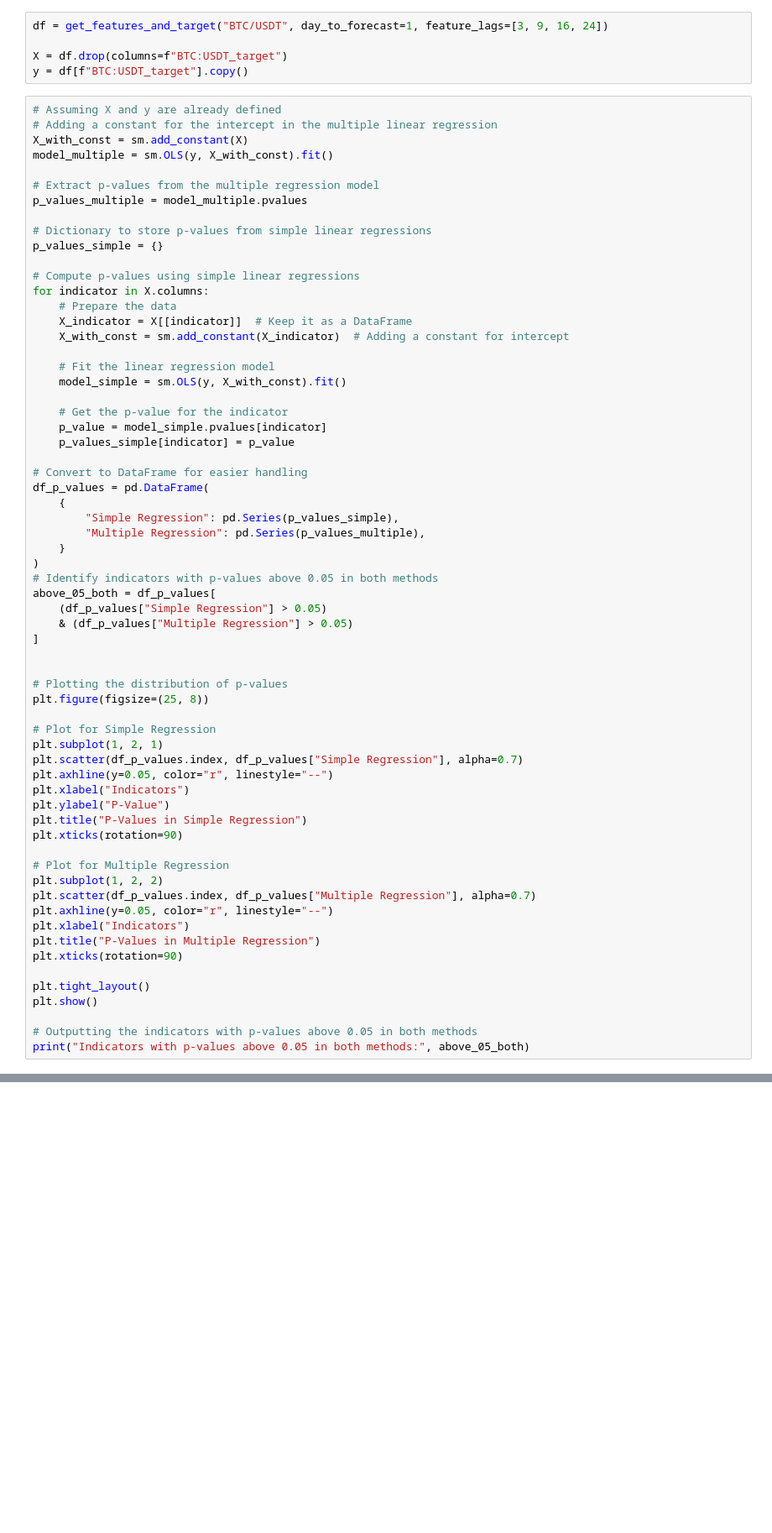
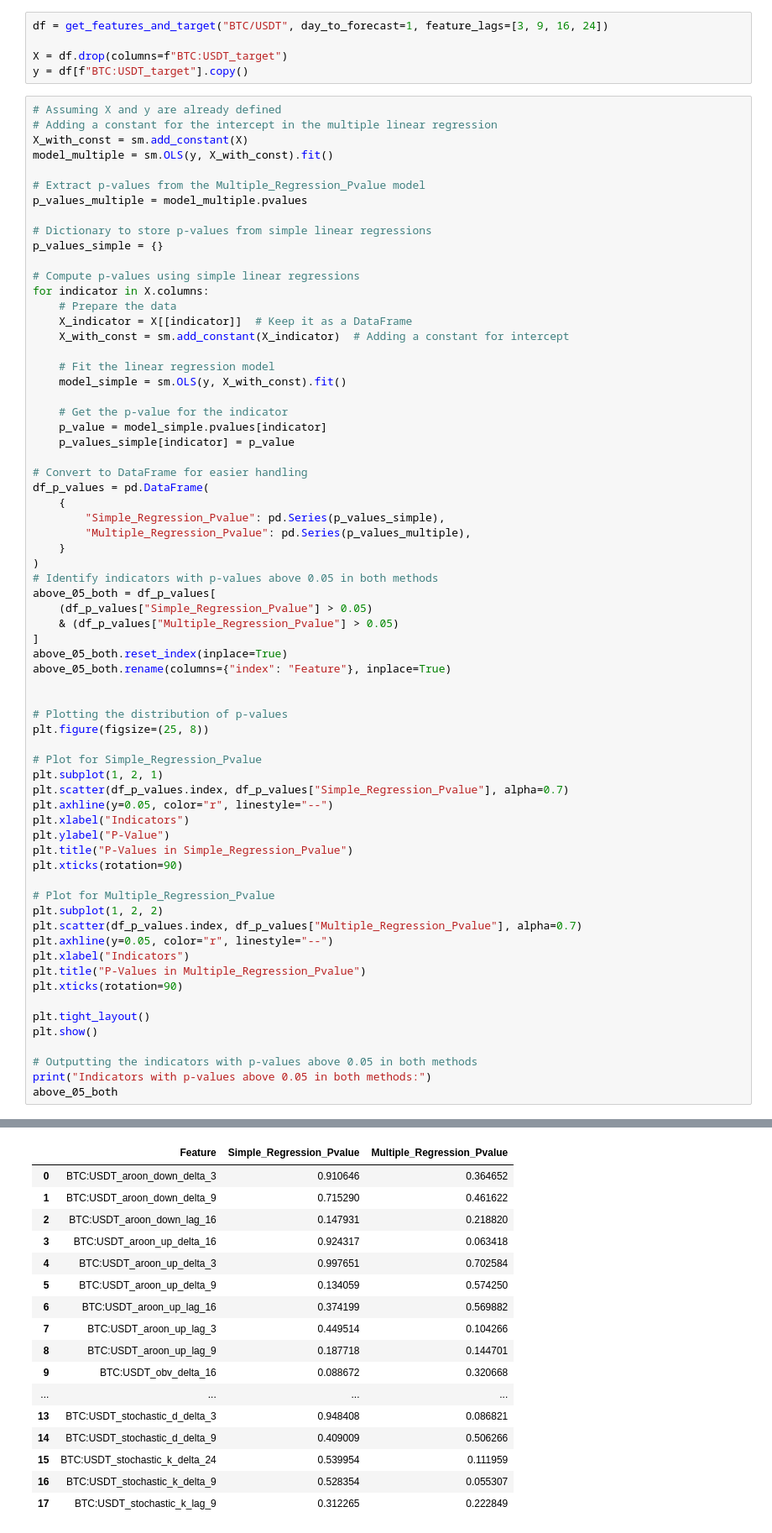
Before and after one commit to ProjectXSpace/BTC_Algo, a Jupyter notebook: statistical_tests.ipynb, the cells around one changed output, grey strips where cells are left out. Shown at 84% size. Drawn from its saved outputs; the diff is of its cells as text; blank space fills up the shorter version.

```diff
--- a/statistical_tests.ipynb
+++ b/statistical_tests.ipynb
@@ -15,7 +15,7 @@ y = df[f"BTC:USDT_target"].copy()
 X_with_const = sm.add_constant(X)
 model_multiple = sm.OLS(y, X_with_const).fit()
 
-# Extract p-values from the multiple regression model
+# Extract p-values from the Multiple_Regression_Pvalue model
 p_values_multiple = model_multiple.pvalues
 
 # Dictionary to store p-values from simple linear regressions
@@ -37,40 +37,43 @@ for indicator in X.columns:
 # Convert to DataFrame for easier handling
 df_p_values = pd.DataFrame(
     {
-        "Simple Regression": pd.Series(p_values_simple),
-        "Multiple Regression": pd.Series(p_values_multiple),
+        "Simple_Regression_Pvalue": pd.Series(p_values_simple),
+        "Multiple_Regression_Pvalue": pd.Series(p_values_multiple),
     }
 )
 # Identify indicators with p-values above 0.05 in both methods
 above_05_both = df_p_values[
-    (df_p_values["Simple Regression"] > 0.05)
-    & (df_p_values["Multiple Regression"] > 0.05)
+    (df_p_values["Simple_Regression_Pvalue"] > 0.05)
+    & (df_p_values["Multiple_Regression_Pvalue"] > 0.05)
 ]
+above_05_both.reset_index(inplace=True)
+above_05_both.rename(columns={"index": "Feature"}, inplace=True)
 
 
 # Plotting the distribution of p-values
 plt.figure(figsize=(25, 8))
 
-# Plot for Simple Regression
+# Plot for Simple_Regression_Pvalue
 plt.subplot(1, 2, 1)
-plt.scatter(df_p_values.index, df_p_values["Simple Regression"], alpha=0.7)
+plt.scatter(df_p_values.index, df_p_values["Simple_Regression_Pvalue"], alpha=0.7)
 plt.axhline(y=0.05, color="r", linestyle="--")
 plt.xlabel("Indicators")
 plt.ylabel("P-Value")
-plt.title("P-Values in Simple Regression")
+plt.title("P-Values in Simple_Regression_Pvalue")
 plt.xticks(rotation=90)
 
-# Plot for Multiple Regression
+# Plot for Multiple_Regression_Pvalue
 plt.subplot(1, 2, 2)
-plt.scatter(df_p_values.index, df_p_values["Multiple Regression"], alpha=0.7)
+plt.scatter(df_p_values.index, df_p_values["Multiple_Regression_Pvalue"], alpha=0.7)
 plt.axhline(y=0.05, color="r", linestyle="--")
 plt.xlabel("Indicators")
-plt.title("P-Values in Multiple Regression")
+plt.title("P-Values in Multiple_Regression_Pvalue")
 plt.xticks(rotation=90)
 
 plt.tight_layout()
 plt.show()
 
 # Outputting the indicators with p-values above 0.05 in both methods
-print("Indicators with p-values above 0.05 in both methods:", above_05_both)
+print("Indicators with p-values above 0.05 in both methods:")
+above_05_both
 # %% [output]
@@ -96,0 +86,17 @@ BTC:USDT_stochastic_k_lag_9              0.312265             0.222849
+|  | Feature | Simple_Regression_Pvalue | Multiple_Regression_Pvalue |
+| 0 | BTC:USDT_aroon_down_delta_3 | 0.910646 | 0.364652 |
+| 1 | BTC:USDT_aroon_down_delta_9 | 0.715290 | 0.461622 |
+| 2 | BTC:USDT_aroon_down_lag_16 | 0.147931 | 0.218820 |
+| 3 | BTC:USDT_aroon_up_delta_16 | 0.924317 | 0.063418 |
+| 4 | BTC:USDT_aroon_up_delta_3 | 0.997651 | 0.702584 |
+| 5 | BTC:USDT_aroon_up_delta_9 | 0.134059 | 0.574250 |
+| 6 | BTC:USDT_aroon_up_lag_16 | 0.374199 | 0.569882 |
+| 7 | BTC:USDT_aroon_up_lag_3 | 0.449514 | 0.104266 |
+| 8 | BTC:USDT_aroon_up_lag_9 | 0.187718 | 0.144701 |
+| 9 | BTC:USDT_obv_delta_16 | 0.088672 | 0.320668 |
+| ... | ... | ... | ... |
+| 13 | BTC:USDT_stochastic_d_delta_3 | 0.948408 | 0.086821 |
+| 14 | BTC:USDT_stochastic_d_delta_9 | 0.409009 | 0.506266 |
+| 15 | BTC:USDT_stochastic_k_delta_24 | 0.539954 | 0.111959 |
+| 16 | BTC:USDT_stochastic_k_delta_9 | 0.528354 | 0.055307 |
+| 17 | BTC:USDT_stochastic_k_lag_9 | 0.312265 | 0.222849 |
```
Also changed, not shown: parts of 6 cells of this notebook, 1 other file.
